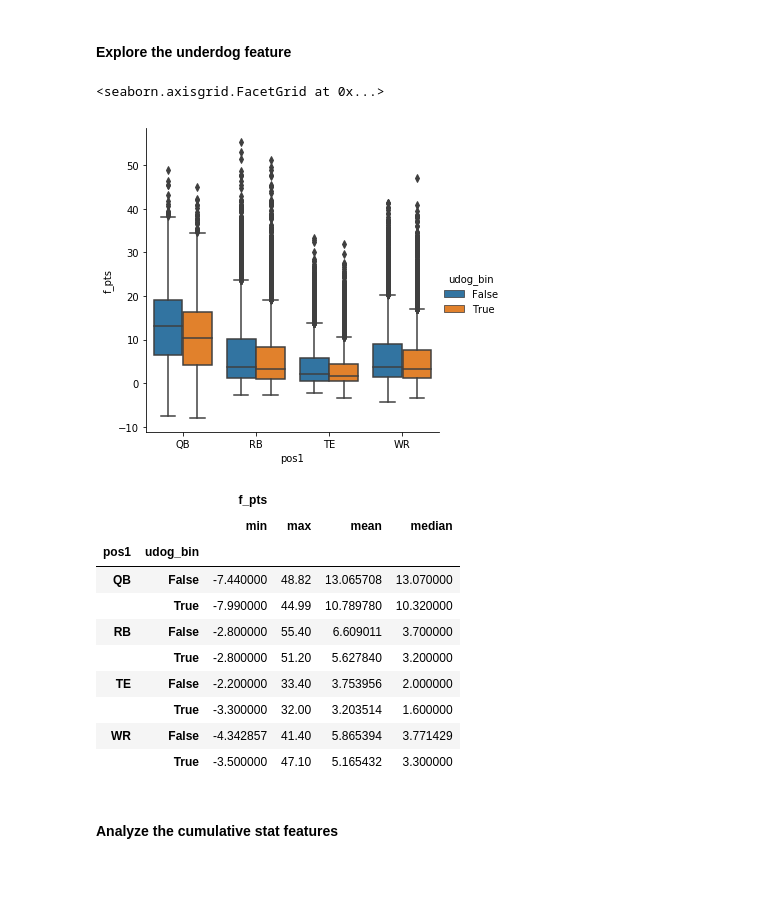
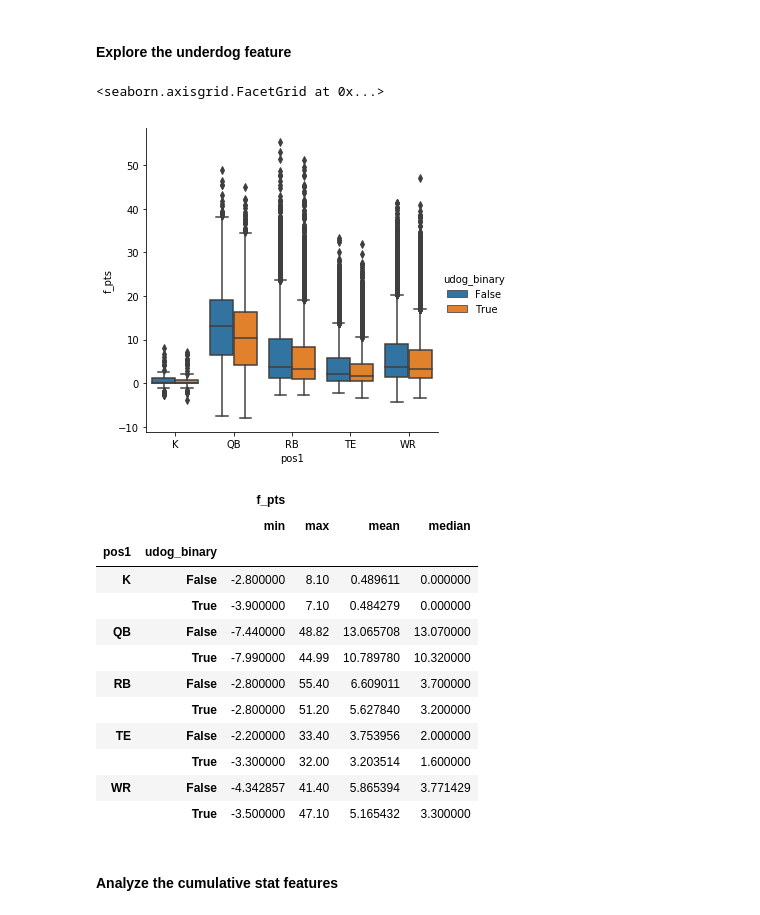
Before and after one commit to jchristo12/fantasy_football, a Jupyter notebook: analysis/feature_analysis.ipynb, the cells around one changed output. Saved outputs shown, nothing was run; the diff lists cells and outputs as text; code cells hidden in the pictures; blank space fills up the shorter version.

```diff
--- a/analysis/feature_analysis.ipynb
+++ b/analysis/feature_analysis.ipynb
@@ -298,3 +283,6 @@ See the caveats in the documentation: http://pandas.pydata.org/pandas-docs/stabl
+# %%
+#for all indoor cond, set the wdir and humd to what makes sense for indoor playing conditions
+game.loc[game['gen_cond']=='indoor_cond', ['wdir', 'humd']] = ['CALM', 45]
 # %% [markdown]
 45% relative humidity is the average for indoor spaces<br>
 https://www.thermastor.com/relative-humidity-and-your-home/
@@ -322,3 +314,11 @@ player_game['udog_binary'] = player_game['team'].eq(player_game['udog'])
+# %%
+#replace Pacific 10 with Pacific 12 (name change)
+player_game['dv'].replace('Pacific 10', 'Pacific 12', inplace=True)
+# %%
+power_five = ['Big 12', 'Big Ten', 'Atlantic Coast (ACC)', 'Southeastern (SEC)', 'Pacific 12']
+# %%
+#if conference is in the power 5, then leave it. Otherwise, call it 'Other'
+player_game['gen_dv'] = pd.Series(np.where(player_game['dv'].isin(power_five), player_game['dv'], 'Other')).astype('category')
 # %% [markdown]
 ### Defensive Rankings features
 # %%
@@ -516,16 +516,18 @@ f_pts
 # %% [markdown]
 #### Explore the underdog feature
 # %%
-sb.catplot(x='pos1', y='f_pts', hue='udog_bin', kind='box', data=df_eda)
+sb.catplot(x='pos1', y='f_pts', hue='udog_binary', kind='box', data=df_eda)
 # %% [output]
 <seaborn.axisgrid.FacetGrid at 0x...>
-[figure, old version]
+[figure, new version]
 # %%
-df_eda.groupby(['pos1', 'udog_bin'], as_index=True).agg({'f_pts': ['min', 'max', 'mean', 'median']})
+df_eda.groupby(['pos1', 'udog_binary'], as_index=True).agg({'f_pts': ['min', 'max', 'mean', 'median']})
 # %% [output]
 |  |  | f_pts |  |  |  |
 |  |  | min | max | mean | median |
-| pos1 | udog_bin |  |  |  |  |
+| pos1 | udog_binary |  |  |  |  |
+| K | False | -2.800000 | 8.10 | 0.489611 | 0.000000 |
+|  | True | -3.900000 | 7.10 | 0.484279 | 0.000000 |
 | QB | False | -7.440000 | 48.82 | 13.065708 | 13.070000 |
 |  | True | -7.990000 | 44.99 | 10.789780 | 10.320000 |
 | RB | False | -2.800000 | 55.40 | 6.609011 | 3.700000 |
```
Also changed, not shown: parts of 12 cells of this notebook, 1 other file.
